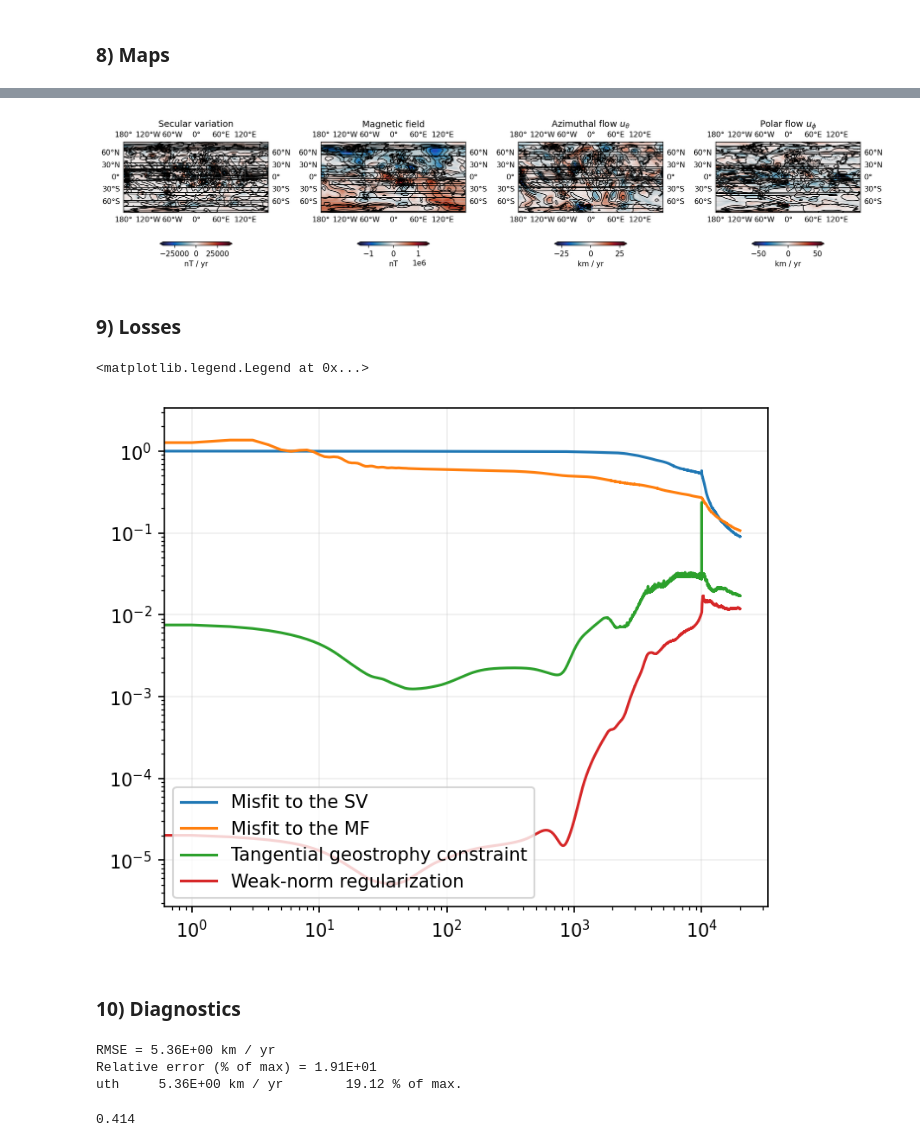
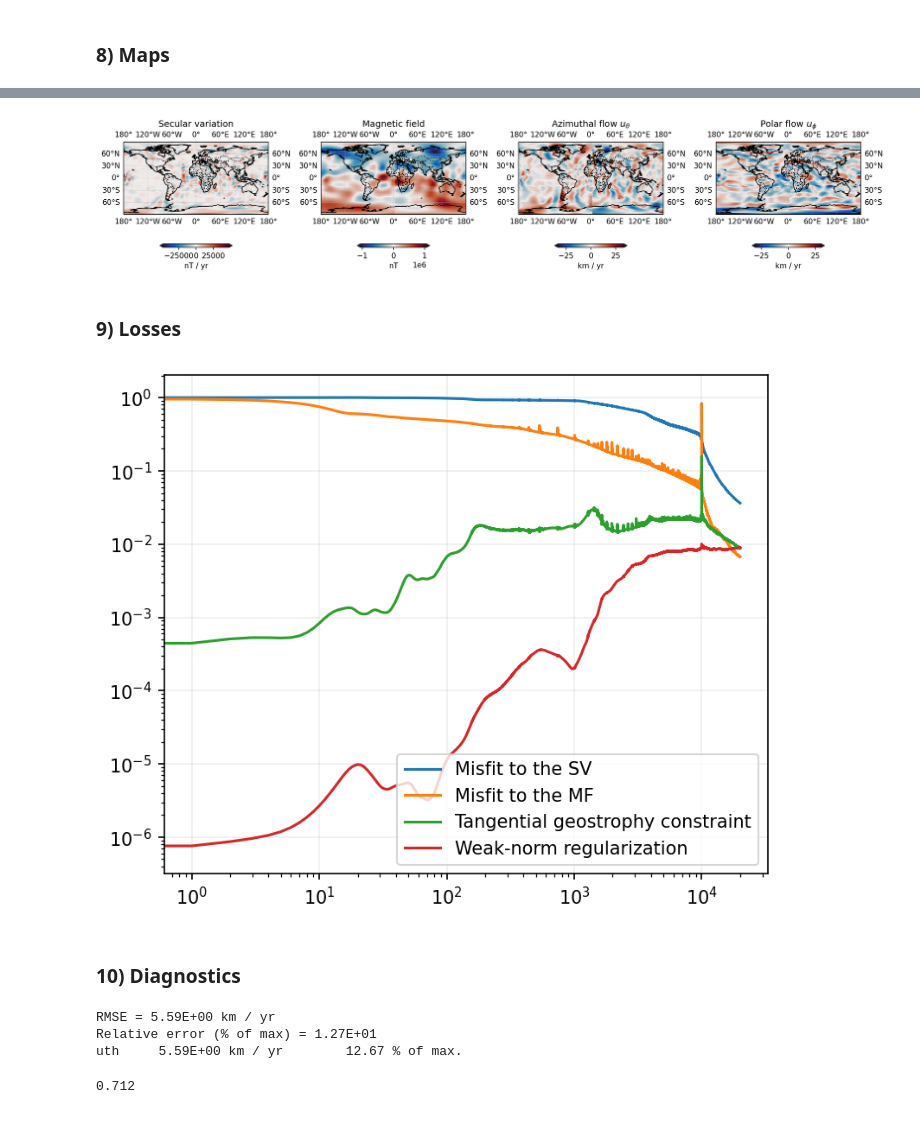
Before and after one commit to RomainClaveau/pygeopinn, a Jupyter notebook: PiNNs.ipynb, the cells around one changed output, grey strips where cells are left out. Drawn from its saved outputs; the diff is of its cells as text; code cells hidden in the pictures.

```diff
--- a/PiNNs.ipynb
+++ b/PiNNs.ipynb
@@ -45,8 +45,8 @@ time_of_study: int = 2020       # Time of the study
 number_of_inputs: int = 2       # Number of input variables (θ and φ angles)
 number_of_outputs: int = 3      # Number of output variables (uθ, uφ, br)
 
-number_of_layers: int = 1       # Number of layers
-number_of_neurons: int = 16     # Number of neurons
+number_of_layers: int = 5       # Number of layers
+number_of_neurons: int = 32     # Number of neurons
 
 number_epochs: int = 10000      # Number of epochs
 
@@ -55,14 +55,17 @@ number_steps: int = 500         # Number of steps for the fine tuning
 
 grid_size: int = 3              # Using 3deg per 3deg grid
 
-patch: tuple = (5, 85, 5, 85)   # Defining the patch
+patch: tuple = (0, 180, 0, 360)   # Defining the patch
 
 use_synthetic_sv: bool = True   # Do we use a synthetic SV?
 
 estimate_small_scale_br: bool = False # Do we estimate the small-scales of Br?
 
 filter_br: bool = False          # Do we filter Br?
-σ_filter_br: float = 0.1
+σ_filter_br: float = 1
+
+filter_sv: bool = False
+σ_filter_sv = 1
 
 λ_dbrdt = 1
 λ_br = 1
@@ -70,16 +73,14 @@ filter_br: bool = False          # Do we filter Br?
 λ_tor = 0
 λ_wn = 1e-4
 λ_sn = 0
-λ_f_br = 0
+λ_spec_u = 1
 
 losses: dict = {                # The different losses to use (available: misfit_dbrdt, misfit_br, tangential_geostrophy, weak_norm, strong_norm, vorticity)
-    "misfit_dbrdt": λ_dbrdt,
-    "misfit_br": λ_br,
-    "tangential_geostrophy": λ_tg,
-    "weak_norm": λ_wn,
-
-    "spectral_u": 1.0 # Testing
-    # "frozen_br": λ_f_br
+    # "misfit_dbrdt": λ_dbrdt,
+    # "misfit_br": λ_br,
+    # "tangential_geostrophy": λ_tg,
+    # "weak_norm": λ_wn,
+    "spectral_u": λ_spec_u
 }
 # %% [markdown]
 ### 1) Retrieving the data from geodynamo simulations
@@ -107,7 +108,7 @@ _, (thetas, phis) = pygeo.getCurrentGrid()
 
 # Defining the context for computing the SV and MF, and U
 context_sv = {"lmax": 13, "r": pygeo.constants["rCore"]}
-context_mf = {"lmax": 18, "r": pygeo.constants["rCore"]}
+context_mf = {"lmax": 13, "r": pygeo.constants["rCore"]}
 context_u = {"lmax": 18, "r": pygeo.constants["rCore"]}
 
 # Computing the fields
@@ -753,34 +843,35 @@ for name in ["dbrdt", "br", "uth", "uph"]:
 # %%
 maps = ["dbrdt", "br", "uth", "uph"]
 
 fig, axes = plt.subplots(1, len(maps), subplot_kw={'projection': ccrs.PlateCarree()}, sharex=True, sharey=True, figsize=(15, 4), dpi=150)
 
 for n, map in enumerate(maps):
     pred = predictions[map]
+    obs = observations[map]
 
     # Maximum value took by the observations
-    vmax = numpy.max(numpy.abs(pred))
+    vmax = numpy.max(numpy.abs(obs))
 
     # Arguments for the plot
     kwargs = {"cmap": cmocean.cm.balance, "vmin": -vmax, "vmax": vmax, "s": 15, "marker": "o"}
 
     cb = axes[n].scatter(long_grid, lat_grid, c=pred, **kwargs)
 
-    axes[n].contour(long_grid, lat_grid, pred, colors=['black'], levels=10, linewidths=1, linestyles="solid")
+    # axes[n].contour(long_grid, lat_grid, pred, colors=['black'], levels=10, linewidths=1, linestyles="solid")
 
     axes[n].coastlines(resolution='110m')
     axes[n].add_feature(cfeature.BORDERS, linestyle=':')
     axes[n].gridlines(draw_labels=True, dms=True, x_inline=False, y_inline=False, alpha=0.3)
     axes[n].set_title(suptitles[map])
 
     cbar = plt.colorbar(cb, orientation="horizontal", shrink=0.5, extend="both")
 
     cbar.set_label(units[map])
 
 plt.tight_layout()
-# plt.savefig(f"{folder}predictions.png")
+plt.savefig(f"{folder}predictions.png")
 # %% [output]
-[figure, old version]
+[figure, new version]
 # %% [markdown]
 ### 9) Losses
 # %%
@@ -791,7 +882,8 @@ labels = {
     "toroidal": "Toroidality constraint",
     "weak_norm": "Weak-norm regularization",
     "strong_norm": "Strong-norm regularization",
-    "frozen_br": "Frozen-flux hypothesis on Br"
+    "frozen_br": "Frozen-flux hypothesis on Br",
+    "spectral_u": "Spectral kinetic energy condition on the flow"
 }
 
 fig, ax = plt.subplots(1, 1, figsize=(6, 5), dpi=150)
@@ -802,10 +894,9 @@ for name in saved_losses:
 ax.grid(alpha=0.2)
 ax.legend()
 
-# fig.savefig(f"{folder}losses.png")
+fig.savefig(f"{folder}losses.png")
 # %% [output]
-<matplotlib.legend.Legend at 0x...>
-[figure, old version]
+[figure, new version]
 # %% [markdown]
 ### 10) Diagnostics
 # %%
@@ -823,9 +914,9 @@ print(f"Relative error (% of max) = {re_max:.2E}")
 
 print(f"{name}\t{rmse:.2E} {units[name]}\t{round(re_max, 2)} % of max.")
 # %% [output]
-RMSE = 5.36E+00 km / yr
-Relative error (% of max) = 1.91E+01
-uth     5.36E+00 km / yr        19.12 % of max.
+RMSE = 5.59E+00 km / yr
+Relative error (% of max) = 1.27E+01
+uth     5.59E+00 km / yr        12.67 % of max.
 # %%
 uθ_pred, uφ_pred = predictions["uth"], predictions["uph"]
 uθ_obs, uφ_obs = observations["uth"][slice_thetas, slice_phis], observations["uph"][slice_thetas, slice_phis]
@@ -845,7 +936,7 @@ Corr = Corr_obs_pred / numpy.sqrt(Corr_obs_obs * Corr_pred_pred)
 
 print(f"{round(Corr, 3)}")
 # %% [output]
-0.414
+0.712
 # %%
 # Computing the complexity on the observed field
 uθ = predictions["uth"]
```
Also changed, not shown: parts of 17 cells of this notebook.
